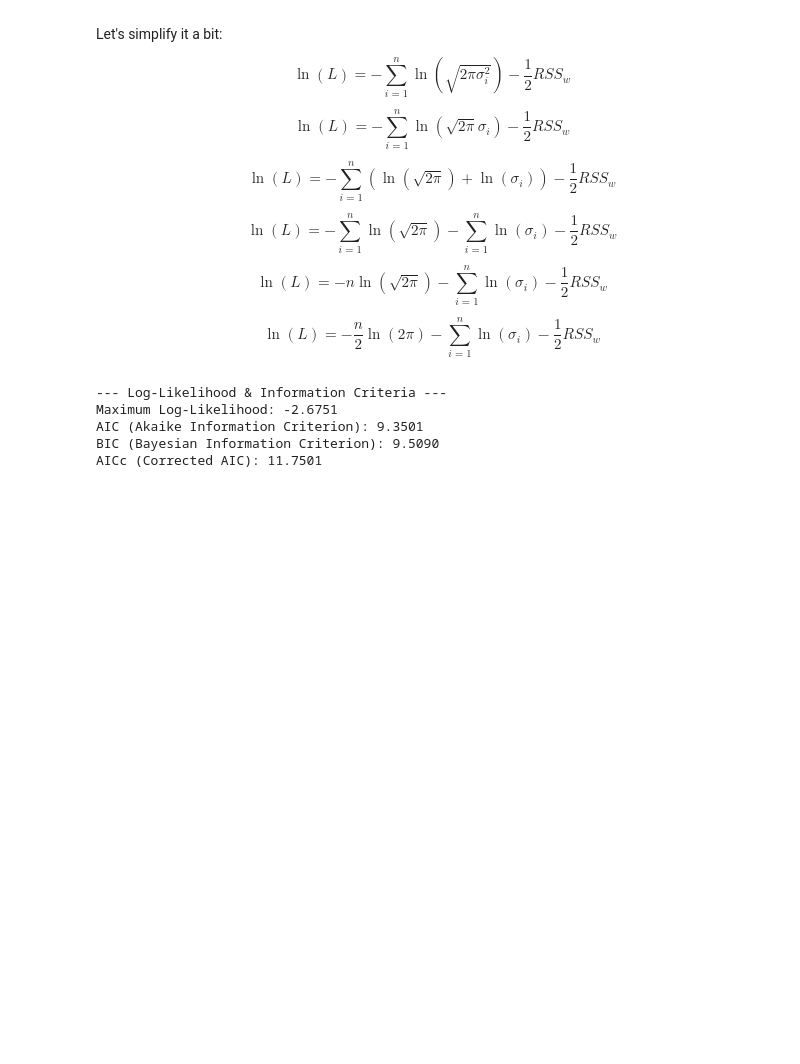
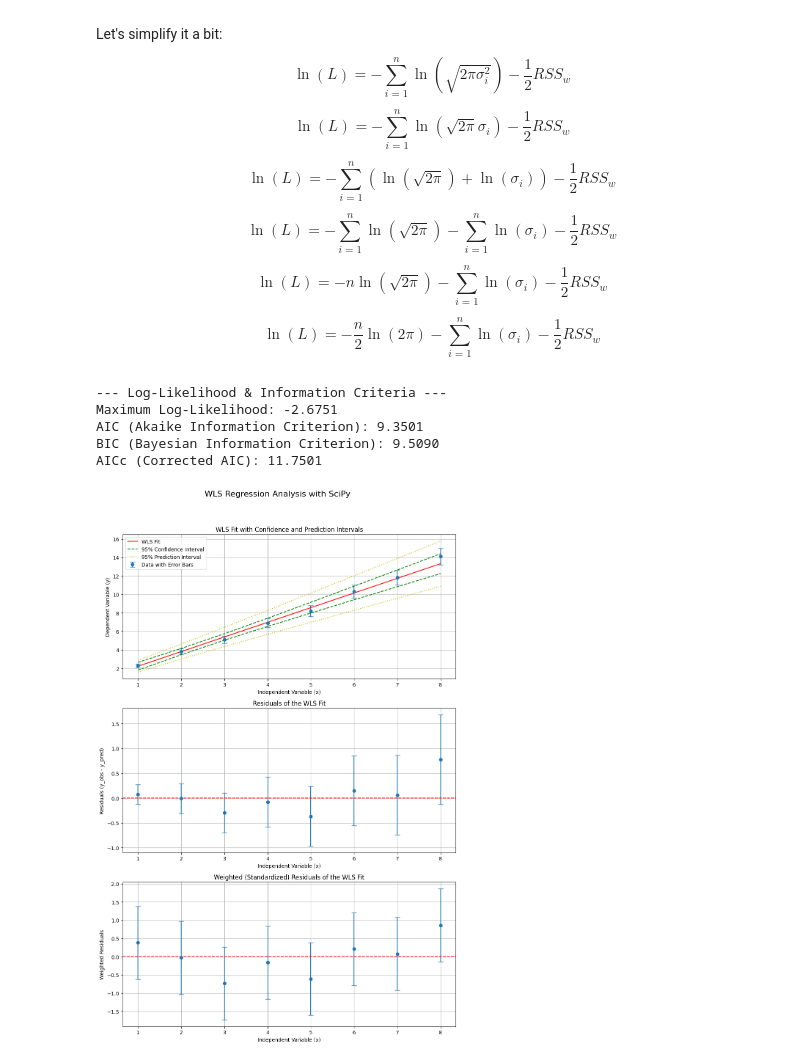
Before and after one commit to Yakovliev/quantopia, a Jupyter notebook: _sources/math/01_basics/weighted-least-squares-code-1.ipynb, the cells around one changed output. Saved outputs shown, nothing was run; the diff lists cells and outputs as text; code cells hidden in the pictures; blank space fills up the shorter version.

```diff
--- a/_sources/math/01_basics/weighted-least-squares-code-1.ipynb
+++ b/_sources/math/01_basics/weighted-least-squares-code-1.ipynb
@@ -1776,3 +1786,64 @@ Maximum Log-Likelihood: -2.6751
 AIC (Akaike Information Criterion): 9.3501
 BIC (Bayesian Information Criterion): 9.5090
 AICc (Corrected AIC): 11.7501
+# %%
+# --- Generate and display plots ---
+# Create a matrix X for manual calculation of intervals
+X = np.vstack((np.ones_like(x), x)).T
+
+# --- Calculate Confidence and Prediction Intervals Manually ---
+# Critical t-value for 95% confidence
+alpha = 0.05
+t_crit = stats.t.ppf(1 - alpha / 2, df=degrees_of_freedom)
+
+# 1. Confidence Interval for the mean response
+# SE(y_hat) = sqrt(diag(X @ pcov @ X.T))
+se_mean = np.sqrt(np.diag(X @ pcov @ X.T))
+ci_lower = y_pred - t_crit * se_mean
+ci_upper = y_pred + t_crit * se_mean
+
+# 2. Prediction Interval for a new observation
+# PI = y_hat +/- t * sqrt(sigma_i^2 + SE(y_hat)^2)
+# Here sigma_i is the std dev of the individual point
+se_pred = np.sqrt(sigma**2 + se_mean**2)
+pi_lower = y_pred - t_crit * se_pred
+pi_upper = y_pred + t_crit * se_pred
+
+# --- Plotting ---
+fig, (ax1, ax2, ax3) = plt.subplots(3, 1, figsize=(10, 16))
+fig.suptitle('WLS Regression Analysis with SciPy', fontsize=16)
+
+# Plot 1: WLS Fit with Confidence and Prediction Intervals
+ax1.errorbar(x, y_obs, yerr=sigma, fmt='o', label='Data with Error Bars', capsize=5)
+ax1.plot(x, y_pred, 'r-', label='WLS Fit')
+ax1.plot(x, ci_lower, 'g--', label='95% Confidence Interval')
+ax1.plot(x, ci_upper, 'g--')
+ax1.plot(x, pi_lower, 'y:', label='95% Prediction Interval')
+ax1.plot(x, pi_upper, 'y:')
+ax1.set_xlabel("Independent Variable (x)")
+ax1.set_ylabel("Dependent Variable (y)")
+ax1.set_title("WLS Fit with Confidence and Prediction Intervals")
+ax1.legend()
+ax1.grid(True)
+
+# Plot 2: Residuals Plot
+ax2.errorbar(x, residuals, yerr=sigma, fmt='o', capsize=5)
+ax2.axhline(y=0, color='r', linestyle='--')
+ax2.set_xlabel("Independent Variable (x)")
+ax2.set_ylabel("Residuals (y_obs - y_pred)")
+ax2.set_title("Residuals of the WLS Fit")
+ax2.grid(True)
+
+# Plot 3: Weighted Residuals Plot
+# The error on the weighted residuals is 1.0 because they are normalized by sigma.
+ax3.errorbar(x, weighted_residuals, yerr=np.ones_like(x), fmt='o', capsize=5)
+ax3.axhline(y=0, color='r', linestyle='--')
+ax3.set_xlabel("Independent Variable (x)")
+ax3.set_ylabel("Weighted Residuals")
+ax3.set_title("Weighted (Standardized) Residuals of the WLS Fit")
+ax3.grid(True)
+
+plt.tight_layout(rect=[0, 0.03, 1, 0.95])
+plt.show()
+# %% [output]
+[figure, added]
```
Also changed, not shown: parts of 4 cells of this notebook, 4 other files.
